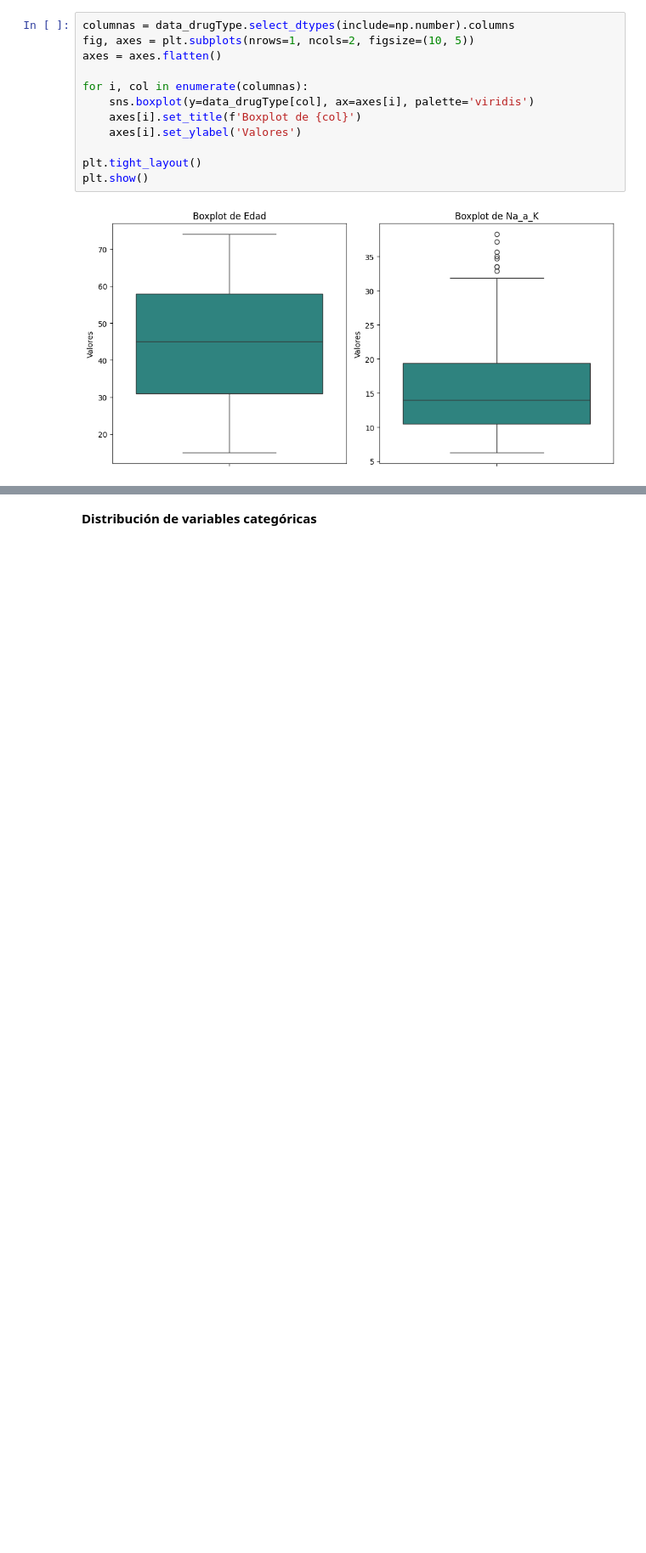
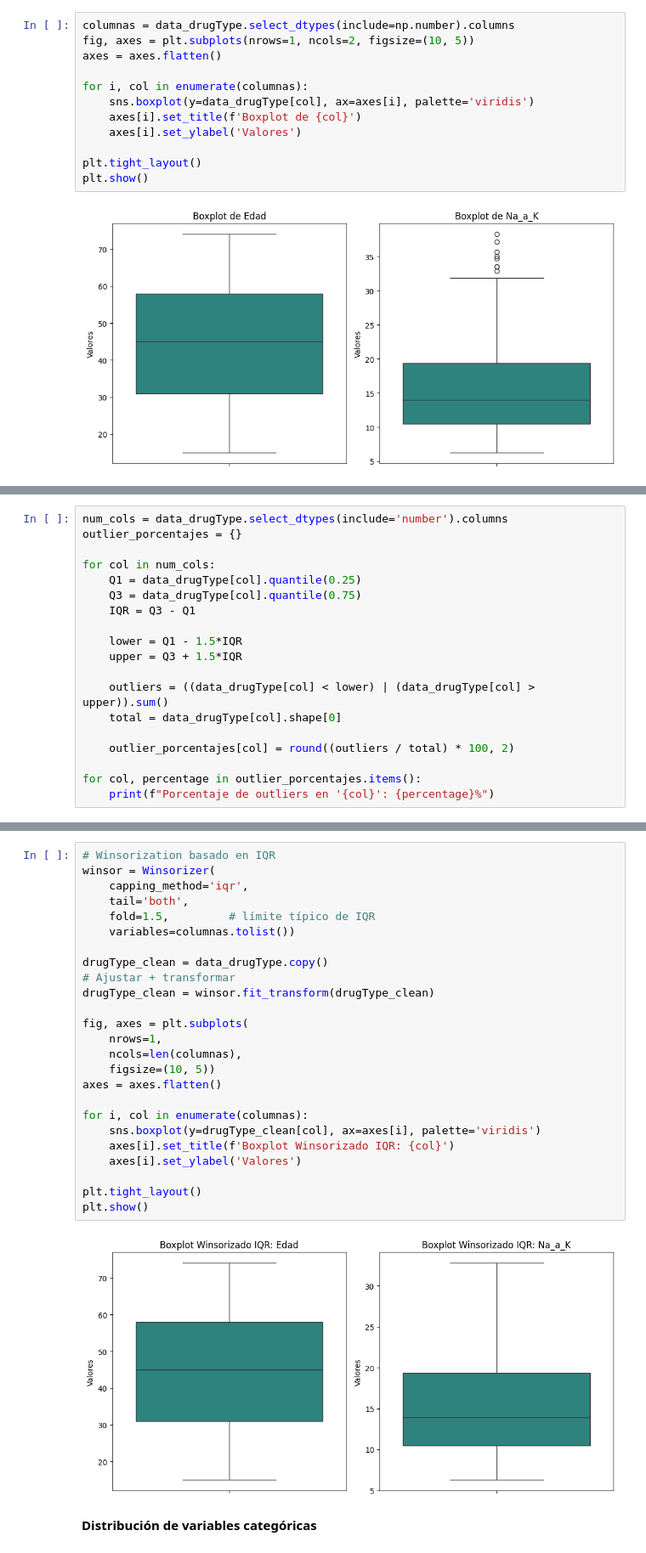
Before and after one commit to CaroRuiz92/arboles_decision_mineria_datos, a Jupyter notebook: Minería_de_Datos_TP2.ipynb, the cells around one changed output, grey strips where cells are left out. Shown at 85% size. Drawn from its saved outputs; the diff is of its cells as text; blank space fills up the shorter version.

```diff
--- a/Minería_de_Datos_TP2.ipynb
+++ b/Minería_de_Datos_TP2.ipynb
@@ -449,0 +480,19 @@ Por un lado, se puede observar que Edad no presenta outliers. Por otro, en el ca
+# %%
+num_cols = data_drugType.select_dtypes(include='number').columns
+outlier_porcentajes = {}
+
+for col in num_cols:
+    Q1 = data_drugType[col].quantile(0.25)
+    Q3 = data_drugType[col].quantile(0.75)
+    IQR = Q3 - Q1
+
+    lower = Q1 - 1.5*IQR
+    upper = Q3 + 1.5*IQR
+
+    outliers = ((data_drugType[col] < lower) | (data_drugType[col] > upper)).sum()
+    total = data_drugType[col].shape[0]
+
+    outlier_porcentajes[col] = round((outliers / total) * 100, 2)
+
+for col, percentage in outlier_porcentajes.items():
+    print(f"Porcentaje de outliers en '{col}': {percentage}%")
@@ -450,3 +504,30 @@ Por un lado, se puede observar que Edad no presenta outliers. Por otro, en el ca
+# %%
+# Winsorization basado en IQR
+winsor = Winsorizer(
+    capping_method='iqr',
+    tail='both',
+    fold=1.5,         # límite típico de IQR
+    variables=columnas.tolist())
+
+drugType_clean = data_drugType.copy()
+# Ajustar + transformar
+drugType_clean = winsor.fit_transform(drugType_clean)
+
+fig, axes = plt.subplots(
+    nrows=1,
+    ncols=len(columnas),
+    figsize=(10, 5))
+axes = axes.flatten()
+
+for i, col in enumerate(columnas):
+    sns.boxplot(y=drugType_clean[col], ax=axes[i], palette='viridis')
+    axes[i].set_title(f'Boxplot Winsorizado IQR: {col}')
+    axes[i].set_ylabel('Valores')
+
+plt.tight_layout()
+plt.show()
+# %% [output]
+[figure, added]
 # %% [markdown]
 **Distribución de variables categóricas**
 # %%
```
Also changed, not shown: parts of 52 cells of this notebook.
